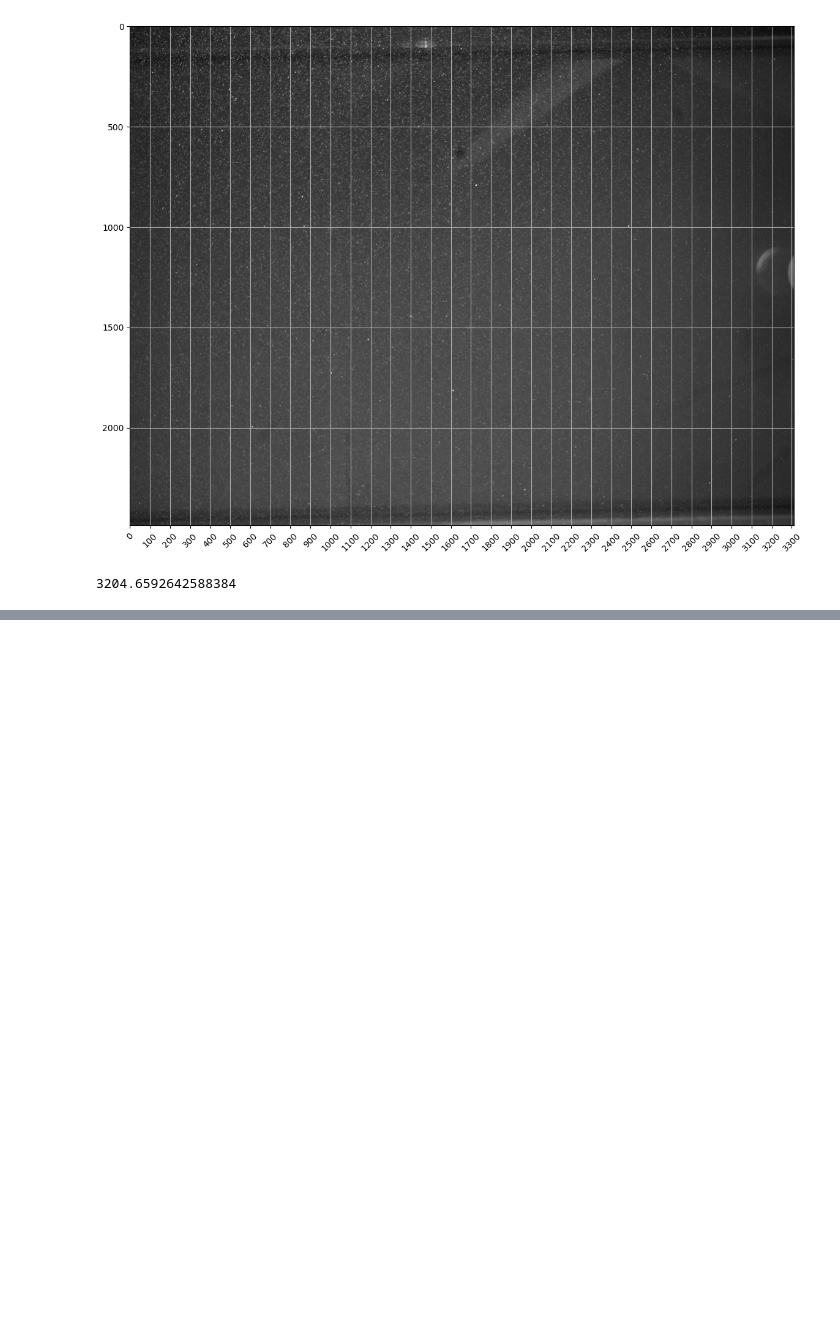
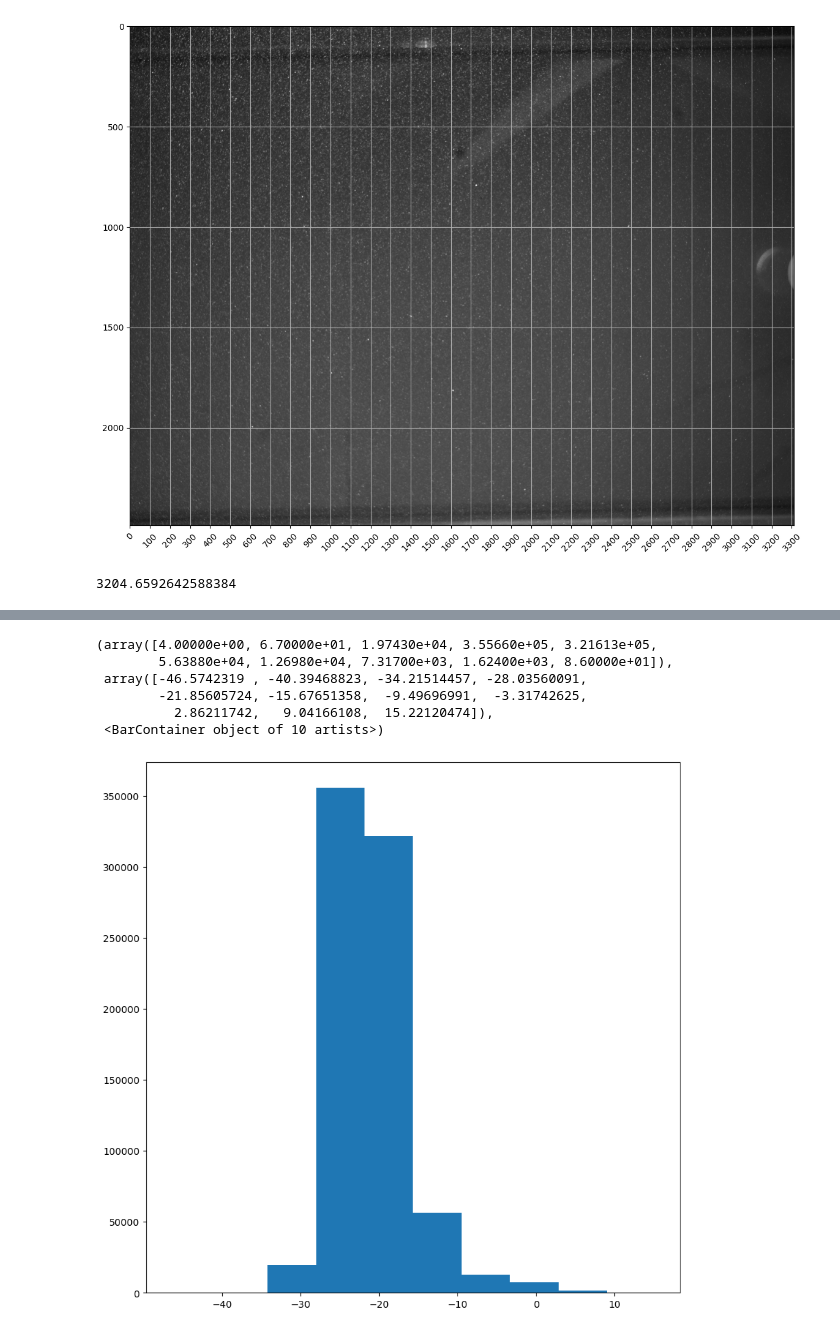
Before and after one commit to alexlib/almog_piv, a Jupyter notebook: notebooks/post_analysis_Feb-15_run1.ipynb, the cells around one changed output, grey strips where cells are left out. Cells and saved outputs as stored; diff of their text form; code cells hidden in the pictures; blank space fills up the shorter version.

```diff
--- a/notebooks/post_analysis_Feb-15_run1.ipynb
+++ b/notebooks/post_analysis_Feb-15_run1.ipynb
@@ -106,0 +160,10 @@ plt.savefig('./results/feb15-run1.png',dpi=200)
+# %%
+plt.hist(ds.u.values.flatten())
+# %% [output]
+(array([4.00000e+00, 6.70000e+01, 1.97430e+04, 3.55660e+05, 3.21613e+05,
+        5.63880e+04, 1.26980e+04, 7.31700e+03, 1.62400e+03, 8.60000e+01]),
+ array([-46.5742319 , -40.39468823, -34.21514457, -28.03560091,
+        -21.85605724, -15.67651358,  -9.49696991,  -3.31742625,
+          2.86211742,   9.04166108,  15.22120474]),
+ <BarContainer object of 10 artists>)
+[figure, added]
```
Also changed, not shown: parts of 8 cells of this notebook.
